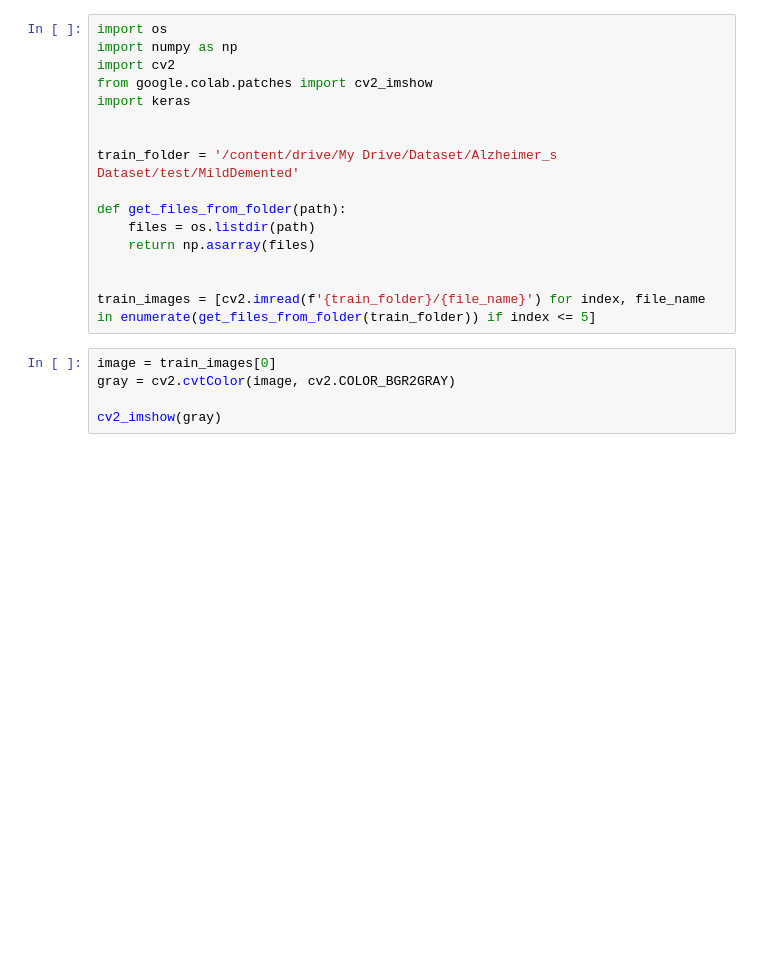
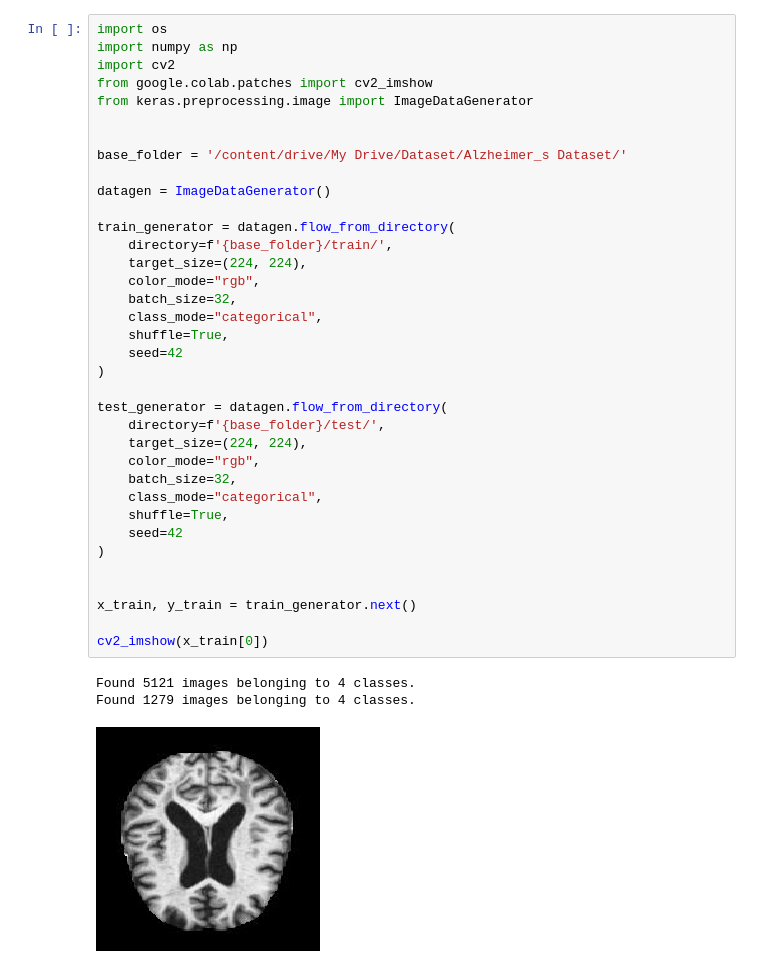
Before and after one commit to SchneiderJs/Alzheimer-s-Classifier, a Jupyter notebook: AlzheimerIdentificationDataset.ipynb, the cells around one changed output. Cells and saved outputs as stored; diff of their text form; blank space fills up the shorter version.

```diff
--- a/AlzheimerIdentificationDataset.ipynb
+++ b/AlzheimerIdentificationDataset.ipynb
@@ -1,23 +1,42 @@
 # %% [markdown]
 <a href="https://colab.research.google.com/github/SchneiderJs/Alzheimer-s-Classifier/blob/main/AlzheimerIdentificationDataset.ipynb" target="_parent"><img src="https://colab.research.google.com/assets/colab-badge.svg" alt="Open In Colab"/></a>
-# %%
-import os
-import numpy as np
-import cv2
-from google.colab.patches import cv2_imshow
-import keras
-
-
-train_folder = '/content/drive/My Drive/Dataset/Alzheimer_s Dataset/test/MildDemented'
-
-def get_files_from_folder(path):
-    files = os.listdir(path)
-    return np.asarray(files)
-
-
-train_images = [cv2.imread(f'{train_folder}/{file_name}') for index, file_name in enumerate(get_files_from_folder(train_folder)) if index <= 5]
-# %%
-image = train_images[0]
-gray = cv2.cvtColor(image, cv2.COLOR_BGR2GRAY)
-
-cv2_imshow(gray)
+# %%
+import os
+import numpy as np
+import cv2
+from google.colab.patches import cv2_imshow
+from keras.preprocessing.image import ImageDataGenerator
+
+
+base_folder = '/content/drive/My Drive/Dataset/Alzheimer_s Dataset/'
+
+datagen = ImageDataGenerator()
+
+train_generator = datagen.flow_from_directory(
+    directory=f'{base_folder}/train/',
+    target_size=(224, 224),
+    color_mode="rgb",
+    batch_size=32,
+    class_mode="categorical",
+    shuffle=True,
+    seed=42
+)
+
+test_generator = datagen.flow_from_directory(
+    directory=f'{base_folder}/test/',
+    target_size=(224, 224),
+    color_mode="rgb",
+    batch_size=32,
+    class_mode="categorical",
+    shuffle=True,
+    seed=42
+)
+
+
+x_train, y_train = train_generator.next()
+
+cv2_imshow(x_train[0])
+# %% [output]
+Found 5121 images belonging to 4 classes.
+Found 1279 images belonging to 4 classes.
+[figure, added]
```
Also changed, not shown: parts of 1 cell of this notebook.
